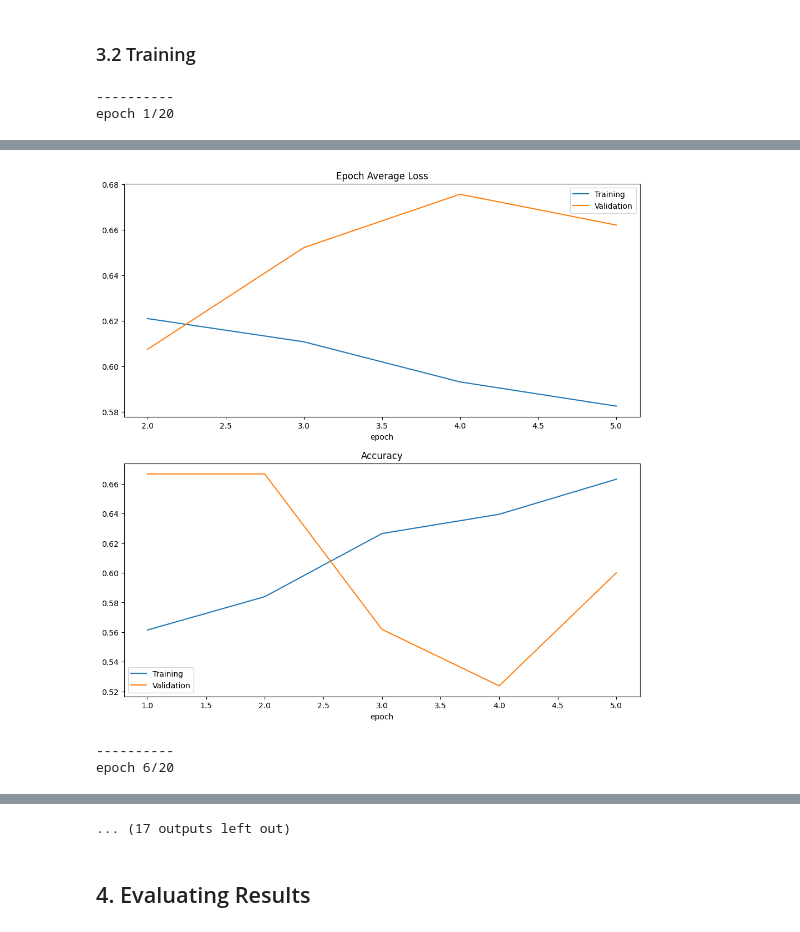
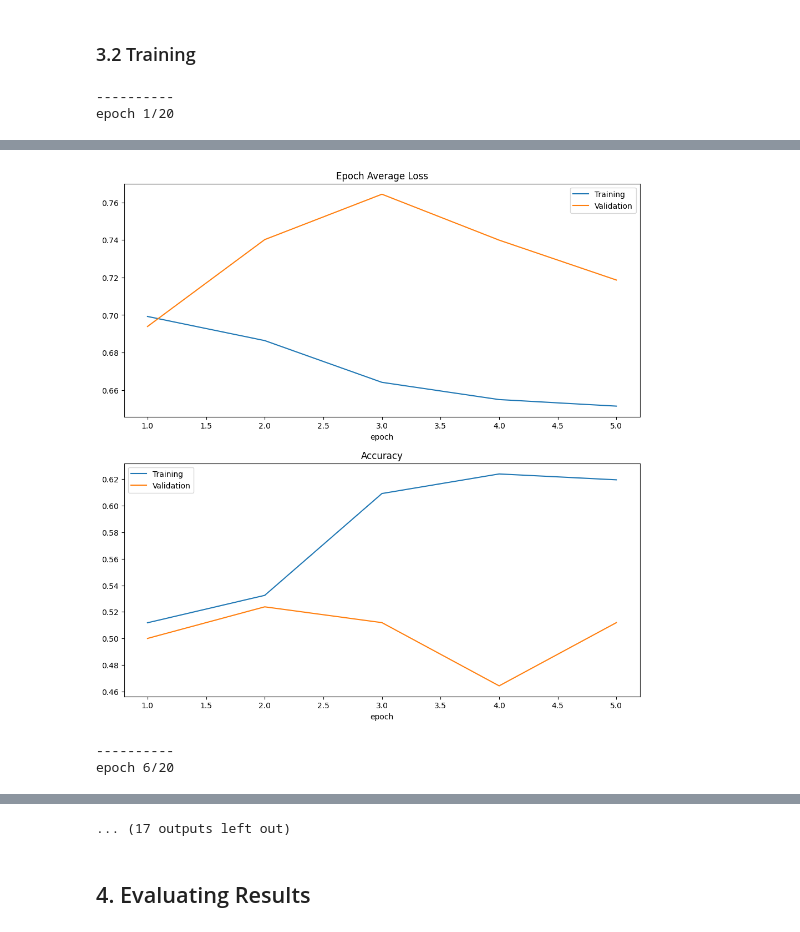
Before and after one commit to rizvi-ha/mgmt-classifier, a Jupyter notebook: TrainModel.ipynb, the cells around one changed output, grey strips where cells are left out. Drawn from its saved outputs; the diff is of its cells as text; code cells hidden in the pictures.

```diff
--- a/TrainModel.ipynb
+++ b/TrainModel.ipynb
@@ -164,13 +153,13 @@ here3
 print(os.cpu_count())
 
 train_ds = CacheDataset(data=dictionary_train, transform=train_transforms, cache_num=1024, num_workers=os.cpu_count())
-train_loader = DataLoader(train_ds, batch_size=32, shuffle=True, num_workers=os.cpu_count())
+train_loader = DataLoader(train_ds, batch_size=16, shuffle=True, num_workers=os.cpu_count())
 
 valid_ds = CacheDataset(data=dictionary_valid, transform=val_transforms, cache_num=1024, num_workers=os.cpu_count())
-valid_loader = DataLoader(valid_ds, batch_size=32, shuffle=False, num_workers=os.cpu_count())
+valid_loader = DataLoader(valid_ds, batch_size=16, shuffle=False, num_workers=os.cpu_count())
 
 test_ds = CacheDataset(data=dictionary_test, transform=val_transforms, cache_num=1024, num_workers=os.cpu_count())
-test_loader = DataLoader(test_ds, batch_size=32, shuffle=False, num_workers=os.cpu_count())
+test_loader = DataLoader(test_ds, batch_size=16, shuffle=False, num_workers=os.cpu_count())
 # %% [output]
 20
 # %% [markdown]
@@ -184,8 +173,8 @@ print(device)
 
 model = monai.networks.nets.DenseNet121(
     spatial_dims=3,
-    in_channels=3,
-    out_channels=1,
+    in_channels=4,
+    out_channels=2,
 )
 
 # If multiple GPUs are available, run in parallel
@@ -194,11 +183,7 @@ if torch.cuda.device_count() > 1:
     model = torch.nn.DataParallel(model)
 model.to(device)
 
-# There's more positive in our train set than negative, so weigh the negative higher in loss function
-loss_weights = torch.tensor([0.88]).to(device)
-loss_function = torch.nn.BCEWithLogitsLoss(pos_weight=loss_weights)
-
-
+loss_function = torch.nn.CrossEntropyLoss()
 
 optimizer = torch.optim.Adam(model.parameters(), 4e-5)
 # %% [output]
@@ -213,15 +198,11 @@ def plot_curves(train_loss, val_loss, train_acc, val_acc):
     plt.subplot(2, 1, 1)
     plt.title("Epoch Average Loss")
     x = [i + 1 for i in range(len(train_loss))]
-    x = x[1:]
     y = train_loss
-    y = y[1:]
     plt.xlabel("epoch")
     plt.plot(x, y)
     x = [i + 1 for i in range(len(val_loss))]
-    x = x[1:]
     y = val_loss
-    y = y[1:]
     plt.plot(x, y)
     plt.legend(('Training', 'Validation'))
 
@@ -278,8 +259,12 @@ for epoch in range(num_epochs):
         # iterate through train_loader batches
         for i, batch_data in enumerate(pbar):
             step += 1
-            image = torch.cat((batch_data["t1c"].to(device, dtype=torch.float), batch_data["t2"].to(device, dtype=torch.float), batch_data["tmask"].to(device, dtype=torch.float)), dim = 1)
-            labels = torch.from_numpy(np.asarray(batch_data["MGMT"]).astype('int64')).to(device).unsqueeze(1).float()
+            image = torch.cat((batch_data["t1"].to(device, dtype=torch.float), batch_data["t1c"].to(device, dtype=torch.float), batch_data["t2"].to(device, dtype=torch.float), batch_data["flair"].to(device, dtype=torch.float)), dim = 1)
+            labels = torch.zeros(len(batch_data["t1"]), 2).to(device)
+
+            for i in range(len(batch_data["t1"])):
+                labels[i] = torch.from_numpy(np.asarray([batch_data["MGMTn"][i], batch_data["MGMTp"][i]]).astype('int64'))
+
             optimizer.zero_grad()
             output = model(image)
             loss = loss_function(output, labels)
@@ -287,9 +272,8 @@ for epoch in range(num_epochs):
             optimizer.step()
 
             # values for calculating accuracy
-            threshold = torch.tensor([0.5]).to(device)
-            num_guessed_positive += (torch.sigmoid(output) > threshold).sum().item()
-            value = torch.eq((torch.sigmoid(output) > threshold).float()*1, labels)
+            num_guessed_positive += (torch.sigmoid(output[:, 1]) > torch.sigmoid(output[:, 0])).sum().item()
+            value = torch.eq((torch.sigmoid(output[:, 1]) > torch.sigmoid(output[:, 0])).float(), labels[:, 1])
             metric_count += len(value)
             num_correct += value.sum().item()
 
@@ -318,21 +302,22 @@ for epoch in range(num_epochs):
 
                 # iterate through valid_loader batches
                 for i, val_data in enumerate(valid_loader):
-                    val_image = torch.cat((val_data["t1c"].to(device, dtype=torch.float), val_data["t2"].to(device, dtype=torch.float), val_data["tmask"].to(device, dtype=torch.float)), dim=1)
-                    val_labels =  torch.from_numpy(np.asarray(val_data["MGMT"]).astype('int64')).to(device)
+                    val_image = torch.cat((val_data["t1"].to(device, dtype=torch.float), val_data["t1c"].to(device, dtype=torch.float), val_data["t2"].to(device, dtype=torch.float), val_data["flair"].to(device, dtype=torch.float)), dim=1)
+                    val_labels = torch.zeros(len(val_data["t1"]), 2).to(device)
+
+                    for i in range(len(val_data["t1"])):
+                        val_labels[i] = torch.from_numpy(np.asarray([val_data["MGMTn"][i], val_data["MGMTp"][i]]).astype('int64'))
+
                     output = model(val_image)
                     y_pred = torch.cat([y_pred, output], dim=0)
                     y = torch.cat([y, val_labels], dim=0)
 
                 # calculate and append loss
-                loss = loss_function(y_pred, y.float().unsqueeze(1))
+                loss = loss_function(y_pred, y)
                 val_loss.append(loss.item())
 
-
-
                 # calculate and append accuracy
-                threshold = torch.tensor([0.5]).to(device)
-                acc_value = torch.eq((torch.sigmoid(y_pred) > threshold).float()*1, y.float().unsqueeze(1))
+                acc_value = torch.eq((torch.sigmoid(y_pred[:, 1]) > torch.sigmoid(y_pred[:, 0])).float(), y[:, 1])
                 acc_metric = (acc_value.sum().item()) / len(acc_value)
                 val_acc.append(acc_metric)
 
@@ -407,3 +393,3 @@ train accuracy: 0.6631 validation accuracy: 0.6000 train loss: 0.5824 validation
-[figure, old version]
+[figure, new version]
 ----------
 epoch 6/20
```
Also changed, not shown: parts of 8 cells of this notebook.
